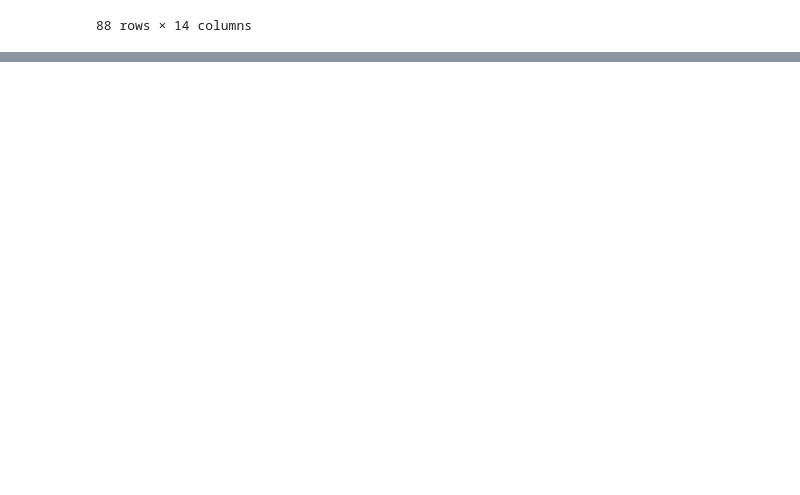
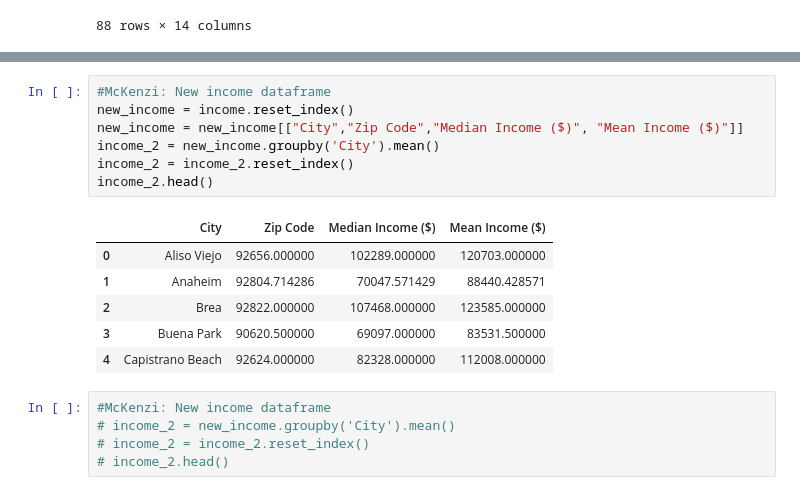
Before and after one commit to sadafmehds/Project_Zillow, a Jupyter notebook: Zillow_Group_Temp/All_Dataframes.ipynb, the cells around one changed output, grey strips where cells are left out. Drawn from its saved outputs; the diff is of its cells as text; blank space fills up the shorter version.

```diff
--- a/Zillow_Group_Temp/All_Dataframes.ipynb
+++ b/Zillow_Group_Temp/All_Dataframes.ipynb
@@ -399,0 +425,19 @@ income
+# %%
+#McKenzi: New income dataframe
+new_income = income.reset_index()
+new_income = new_income[["City","Zip Code","Median Income ($)", "Mean Income ($)"]]
+income_2 = new_income.groupby('City').mean()
+income_2 = income_2.reset_index()
+income_2.head()
+# %% [output]
+|  | City | Zip Code | Median Income ($) | Mean Income ($) |
+| 0 | Aliso Viejo | 92656.000000 | 102289.000000 | 120703.000000 |
+| 1 | Anaheim | 92804.714286 | 70047.571429 | 88440.428571 |
+| 2 | Brea | 92822.000000 | 107468.000000 | 123585.000000 |
+| 3 | Buena Park | 90620.500000 | 69097.000000 | 83531.500000 |
+| 4 | Capistrano Beach | 92624.000000 | 82328.000000 | 112008.000000 |
+# %%
+#McKenzi: New income dataframe
+# income_2 = new_income.groupby('City').mean()
+# income_2 = income_2.reset_index()
+# income_2.head()
```
Also changed, not shown: parts of 12 cells of this notebook, 3 other files.
